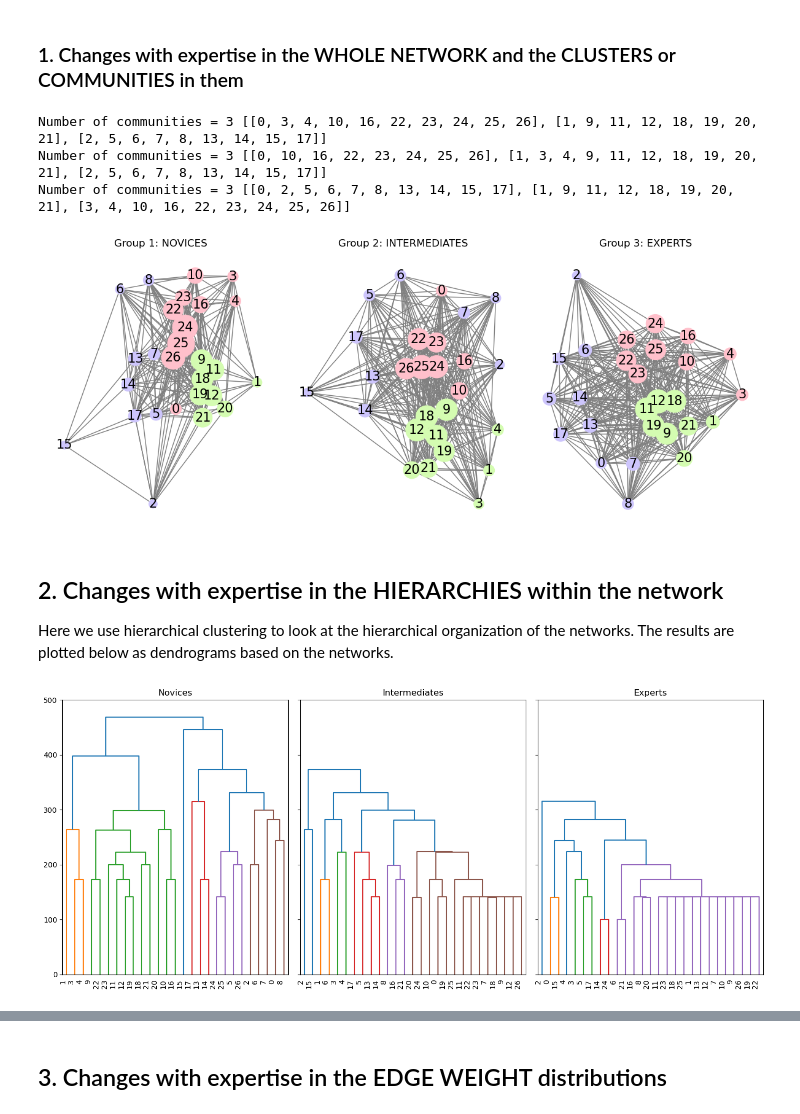
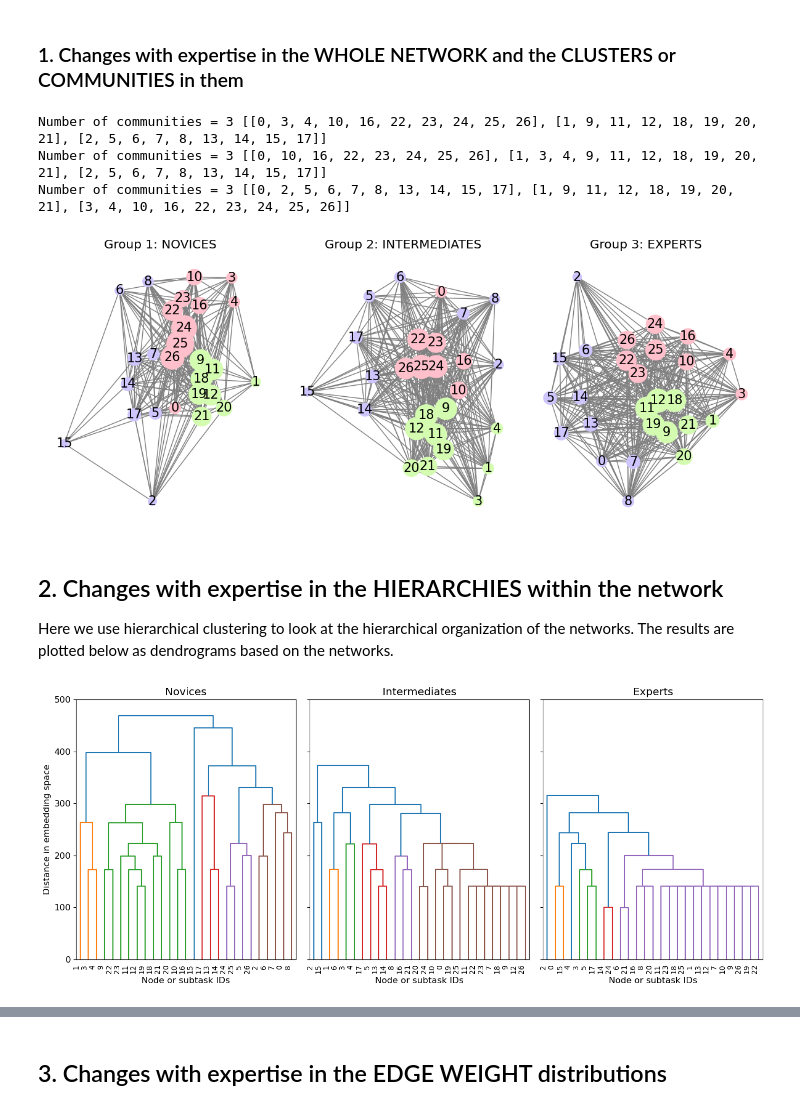
Before and after one commit to Roussel006/Expertise-in-Operating-Particle-Accelerators-through-Network-Models-of-Performance, a Jupyter notebook: Expertise_through_NLP_and_Network_models_from_operational_logs.ipynb, the cells around one changed output, grey strips where cells are left out. Cells and saved outputs as stored; diff of their text form; code cells hidden in the pictures.

```diff
--- a/Expertise_through_NLP_and_Network_models_from_operational_logs.ipynb
+++ b/Expertise_through_NLP_and_Network_models_from_operational_logs.ipynb
@@ -78,6 +78,7 @@ import networkx as nx
 import matplotlib.pyplot as plt
 from mpl_toolkits.axes_grid1 import make_axes_locatable
 from mpl_toolkits.mplot3d import Axes3D
+plt.rcParams.update({'font.size': 12})
 
 # import seaborn as sns
 # sns.set_palette("colorblind")
@@ -93,7 +94,7 @@ from sklearn.preprocessing import normalize
 from sklearn.cluster import SpectralClustering
 from sklearn.metrics.cluster import adjusted_rand_score, adjusted_mutual_info_score
 
-import torch
+# import torch
 # from transformers import BertTokenizer, BertModel
 from sklearn.metrics.pairwise import cosine_similarity
 import warnings
@@ -491,7 +493,7 @@ def do_complete_network_analysis(sdf, set_min_number_of_words_required = 5, set_
 
         # plot everything
         if to_plot:
-            title_to_set = group_name + " (min_wr = %i, CS = %1.2f)"%(set_min_number_of_words_required, set_critical_similarity)
+            title_to_set = group_name # + " (min_wr = %i, CS = %1.2f)"%(set_min_number_of_words_required, set_critical_similarity)
             plot_network_measures(G_group, adj_matrix_group, title_to_set = title_to_set, to_savefig = to_savefig)
 
     return(tdf, G_list, A_list) # Other options for return: A_list, G_list, df_list
@@ -502,7 +504,7 @@ Constants across experiments: 10 word requirements, Cosine similarity Threshold
 # Please change the parameters HERE to play with different values.
 min_word_required = 10
 cosine_similarity_to_specify = 0.30
-tdf_10, G_list_10, A_list_10 = do_complete_network_analysis(sdf, set_min_number_of_words_required = min_word_required, set_critical_similarity = cosine_similarity_to_specify, to_plot = 0)
+tdf_10, G_list_10, A_list_10 = do_complete_network_analysis(sdf, set_min_number_of_words_required = min_word_required, set_critical_similarity = cosine_similarity_to_specify, to_plot = 1)
 # %% [output]
 # -------------------------> MINIMUM WORD REQUIREMENT <-----------------------
 min_number_of_words_required =  10
@@ -581,7 +596,7 @@ plt.close()
 Number of communities = 3 [[0, 3, 4, 10, 16, 22, 23, 24, 25, 26], [1, 9, 11, 12, 18, 19, 20, 21], [2, 5, 6, 7, 8, 13, 14, 15, 17]]
 Number of communities = 3 [[0, 10, 16, 22, 23, 24, 25, 26], [1, 3, 4, 9, 11, 12, 18, 19, 20, 21], [2, 5, 6, 7, 8, 13, 14, 15, 17]]
 Number of communities = 3 [[0, 2, 5, 6, 7, 8, 13, 14, 15, 17], [1, 9, 11, 12, 18, 19, 20, 21], [3, 4, 10, 16, 22, 23, 24, 25, 26]]
-[figure, old version]
+[figure, new version]
 # %% [markdown]
 ## 2. Changes with expertise in the HIERARCHIES within the network
 
@@ -589,25 +604,29 @@ Here we use hierarchical clustering to look at the hierarchical organization of
 # %%
 group_names_list = ["Novices", "Intermediates", "Experts"]
 fig, ax = plt.subplots(1,3, figsize = (14, 6), sharey = True)
 
 for i_group in range(1,4):
     adj_matrix_x = A_list[i_group]# np.c_[node_pairs, weights]
     distance_matrix_x = 1/(adj_matrix_x + 0.01)
     linkage_matrix_x = linkage(distance_matrix_x, method = "complete")
 
     ax_x = ax[i_group - 1]
     dendrogram(linkage_matrix_x, ax = ax_x)
     ax_x.set_xticks(ax_x.get_xticks(), ax_x.get_xticklabels(), rotation=90, ha='right')
     ax_x.set_ylim([0., 500.])
     ax_x.set_title(group_names_list[i_group-1])
     # for y_value in [100, 200, 300]: ax_x.axhline(y = y_value, ls = "--")
+    ax_x.set_xlabel("Node or subtask IDs")
+ax[0].set_ylabel("Distance in embedding space")
 
 # plt.suptitle("Hiearchical Clustering using Dendrogram")
+# ax[1].xlabel ("Node or subtask IDs")
 plt.tight_layout()
+plt.savefig("Figs/Three_groups_hierarchical_structure.png", dpi = 600)
 plt.show()
 plt.close()
 # %% [output]
-[figure, old version]
+[figure, new version]
 # %% [markdown]
 <!-- SEVERAL MAIN DISCUSSION POINTS:
 
```
Also changed, not shown: parts of 24 cells of this notebook, 1 other file.
